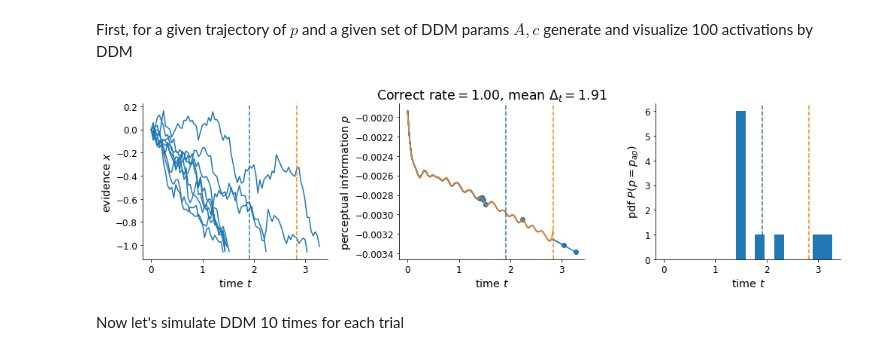
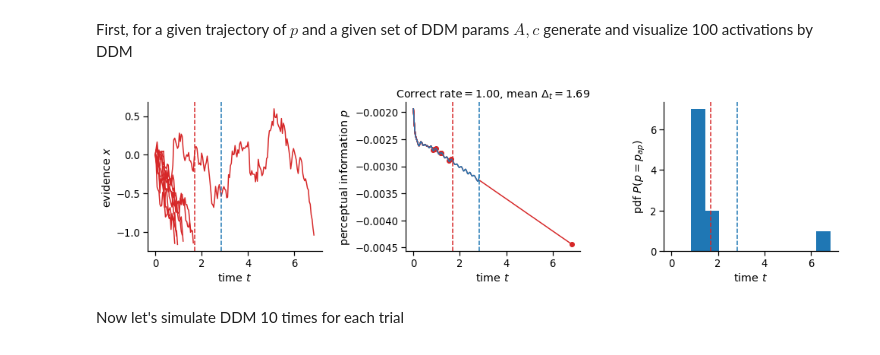
Before and after one commit to cherepaha/initiation, a Jupyter notebook: steering_data_analysis.ipynb, the cells around one changed output. Cells and saved outputs as stored; diff of their text form; code cells hidden in the pictures.

Commit message:
Plots updated

```diff
--- a/steering_data_analysis.ipynb
+++ b/steering_data_analysis.ipynb
@@ -120,21 +124,28 @@ len(passive_phases_lk)
 # %% [output]
 1892
 # %%
+sns.set_context("notebook", font_scale=2)
+
 def plot_example_sw_rate(drivers, passive_phases, subject=1, recording=1):
     data = drivers.SDrivers[subject-1].SRecordings[recording-1]
     t = data.SSignals.VTimeStamp
     x = data.SSignals.VSWAngle
+
     v = helper.differentiate(t, x)
 
     ap_idx = passive_phases[(passive_phases.subject==subject) & (passive_phases.recording==recording)].idx_ap.values
     sp_idx = passive_phases[(passive_phases.subject==subject) & (passive_phases.recording==recording)].idx_sp.values
 
     fig, ax = plt.subplots(figsize=(12,8))
-    ax.plot(t[sp_idx], v[sp_idx], ls='', marker='o', ms=8, color='C1')
-    ax.plot(t[ap_idx], v[ap_idx], ls='', marker='x', ms=8, color='C2')
-    ax.plot(t, v)
-#     ax.set_xlim([0,5])
+    ax.plot(t, v, lw=2)
+    ax.plot(t[sp_idx], v[sp_idx], ls='', marker='x', ms=8, color='C1')
+    ax.plot(t[ap_idx], v[ap_idx], ls='', marker='o', ms=8, color='C2')
+    ax.set_xlabel('time (s)')
+    ax.set_ylabel('steering wheel rotation rate (s$^{-1}$)')
+    ax.set_xlim([0,15])
+    ax.set_ylim([-0.25,0.25])
 
-plot_example_sw_rate(lk_data, passive_phases_lk, subject=1, recording=2)
+plot_example_sw_rate(lk_data, passive_phases_lk, subject=1, recording=1)
+plt.savefig(os.path.join(figure_path, 'swrate'+figure_format))
 # plot_example_sw_rate(cd_data, passive_phases_cd, subject=1, recording=2)
 # %% [output]
@@ -389,25 +368,51 @@ def run_sim(c, b, p_exp, p_exp_mean, n_sim):
         # is_correct: whether "correct" boundary is hit (-b for p[-1]<0, +b for p[-1]>0)
         trials.append(pd.DataFrame(data={'n': n, 't': ts, 'x': xs, 'p': ps, 'is_correct': is_correct}))
     return pd.concat(trials).set_index(['n'])
+# %%
+def plot_ddm_traces(xs, ns, t_exp, p_exp):
+    fig, axes = plt.subplots(1, 3, figsize=(14, 4), sharex=True)
+
+    for n in ns:
+        axes.flatten()[0].plot(xs.loc[n].t, xs.loc[n].x, color='C3')
+        axes.flatten()[1].plot(xs.loc[n].t, xs.loc[n].p, color='C3')
+        axes.flatten()[1].plot([xs.loc[n].t.values[-1]], [xs.loc[n].p.values[-1]], color='C3', marker='o')
+
+    axes.flatten()[1].plot(t_exp, p_exp, color='C0')
+    axes.flatten()[2].hist(xs.groupby('n').t.last())
+
+    axes.flatten()[0].set_ylabel('evidence $x$')
+    axes.flatten()[1].set_ylabel('perceptual information $p$')
+    axes.flatten()[2].set_ylabel('pdf $P(p=p_{ap})$')
+
+    for ax in axes.flatten():
+        ax.set_xlabel('time $t$')
+        ax.axvline(t_exp[-1], color='C0', ls='--')
+        ax.axvline(xs.groupby('n').t.last().mean(), color='C3', ls='--')
+
+    axes.flatten()[1].set_title('Correct rate$=%.2f$, mean $\Delta_t = %.2f$' % (xs.groupby('n').is_correct.last().mean(),
+                                                               xs.groupby('n').t.last().mean()))
+
+    return fig
 # %%
-c = 0.3
+c = 0.5
 b = 1
 
 p_exp = p_dynamics_lk.loc[1,1,9]
 t_exp = np.linspace(0, len(p_exp)/60, len(p_exp))
 
 n_sim = 10
 
 xs = run_sim(c=c, b=b, p_exp=p_exp, p_exp_mean=np.mean(abs(p_dynamics_lk)), n_sim=n_sim)
 
 ns = range(1, n_sim)
 ax = plot_ddm_traces(xs, ns, t_exp, p_exp)
 
+plt.savefig(os.path.join(figure_path, 'ddm_accum'+figure_format))
 # sim_results = run_sim(c=0.1, b=1, p_exp=p_exp, n_sim=10)
 # for n, sim_result in sim_results.groupby('n'):
 #     plt.plot(sim_result.t, sim_result.x, alpha=0.6)
 # %% [output]
-[figure, old version]
+[figure, new version]
 # %% [markdown]
 Now let's simulate DDM 10 times for each trial
 # %%
```
Also changed, not shown: parts of 11 cells of this notebook, 9 other files.
